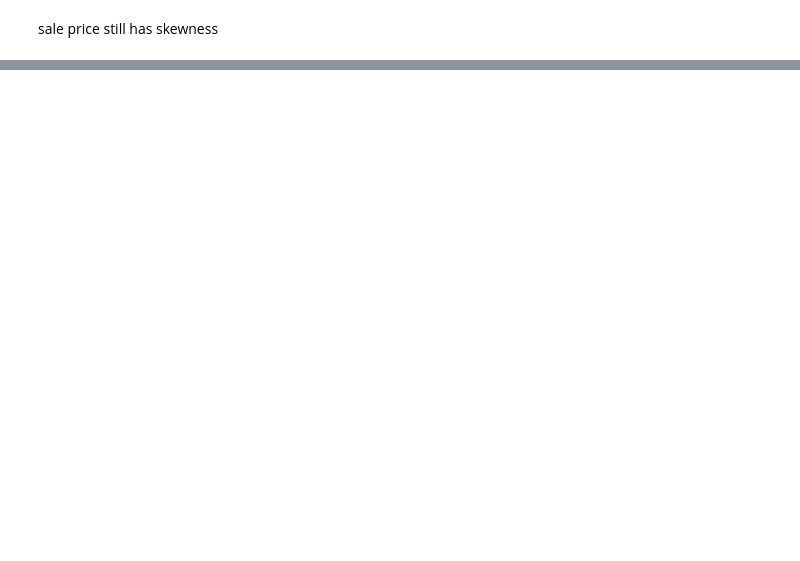
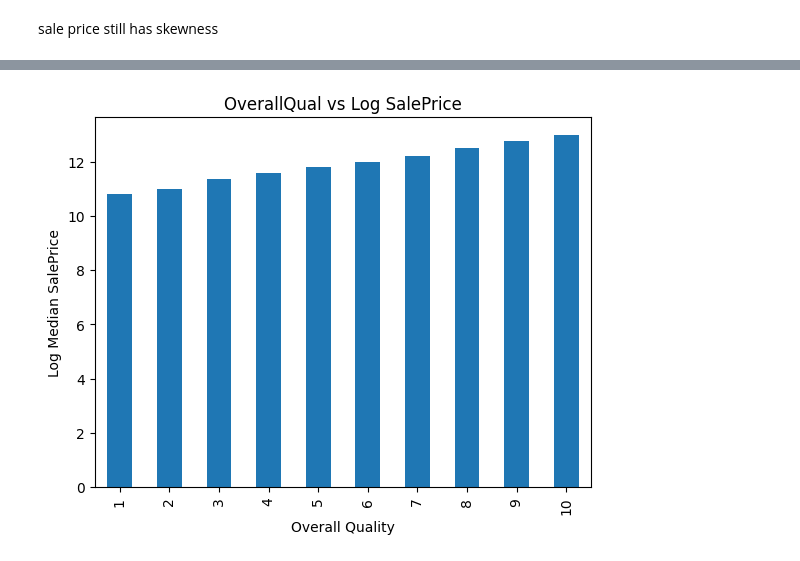
Before and after one commit to KashishNankani/house-price-prediction, a Jupyter notebook: exporation_linear.ipynb, the cells around one changed output, grey strips where cells are left out. Drawn from its saved outputs; the diff is of its cells as text; code cells hidden in the pictures; blank space fills up the shorter version.

```diff
--- a/exporation_linear.ipynb
+++ b/exporation_linear.ipynb
@@ -224,0 +273,8 @@ MAPE: 9.588013858688814 %
+# %%
+df.groupby('OverallQual')['SalePrice'].median().apply(np.log).plot(kind='bar')
+plt.xlabel('Overall Quality')
+plt.ylabel('Log Median SalePrice')
+plt.title('OverallQual vs Log SalePrice')
+plt.show()
+# %% [output]
+[figure, added]
```
Also changed, not shown: parts of 10 cells of this notebook, 2 other files.
